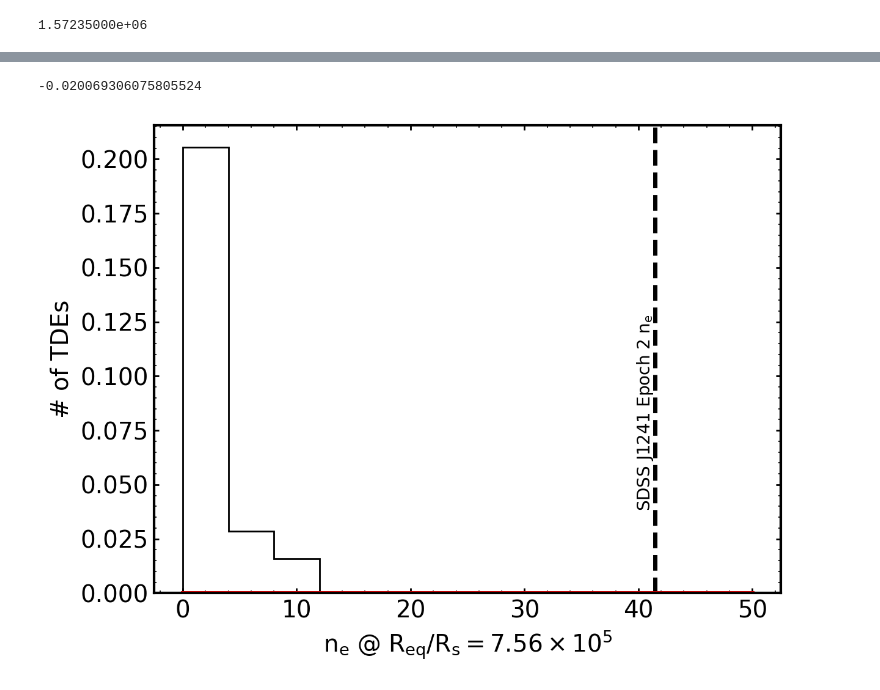
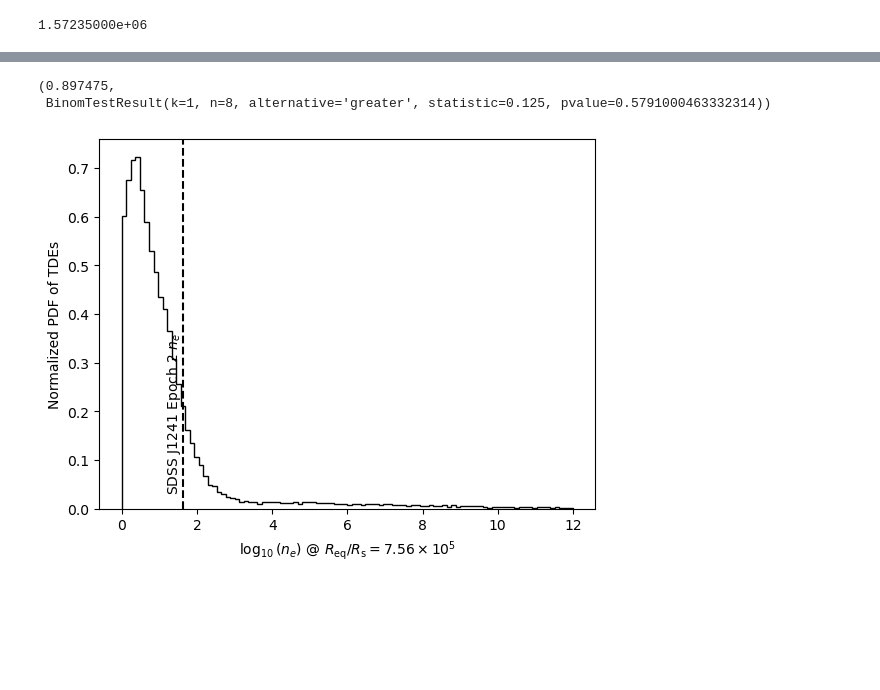
Before and after one commit to noahfranz13/radio-ecle, a Jupyter notebook: radio-model-analysis.ipynb, the cells around one changed output, grey strips where cells are left out. Drawn from its saved outputs; the diff is of its cells as text; code cells hidden in the pictures; blank space fills up the shorter version.

```diff
--- a/radio-model-analysis.ipynb
+++ b/radio-model-analysis.ipynb
@@ -699,4 +714,19 @@ lit["beta"] = beta(
     R = lit.Req
 )
 # %%
-lit
+# Add the ASASSN-19bt profile from Collin
+with open("ASASSN19bt_fit_params.json", "r") as f:
+    asassn19bt = pd.DataFrame([eval(line) for line in f.readlines()])
+
+asassn19bt_merge = pd.DataFrame(
+    dict(
+        Name = "ASASSN-19bt",
+        t = asassn19bt.t,
+        Req = asassn19bt.R_t,
+        n_e = asassn19bt.Next_t,
+        Eeq = asassn19bt.E_t
+    )
+)
+
+
+lit = pd.concat([lit, asassn19bt_merge])
@@ -1018,57 +1039,57 @@ for name, grp in lit.groupby("Name"):
 
         x = lit_densities["R/Rs"]
         y = lit_densities.n
 
     else:
         r_s = bh_masses[bh_masses.name == name].R_s.values[0]
 
         x = grp.Req.values/r_s
         y = grp.n_e.values
 
     fit, cov = np.polyfit(np.log10(x), np.log10(y), 1, cov=True)
     m_err, y0_err = cov[0][0], cov[1][1]
     m, y0 = fit
 
-    m_arr = np.random.normal(m, m_err, size=1_000)
-    y0_arr = np.random.normal(y0, y0_err, size=1_000)
+    m_arr = np.random.normal(m, m_err, size=10_000)
+    y0_arr = np.random.normal(y0, y0_err, size=10_000)
 
     y_pred = [np.polyval(v, np.log10(x_to_eval)) for v in zip(m_arr, y0_arr)]
 
     n_e_pred += y_pred
 
-r_s = bh_masses[bh_masses.name == "AT2019ahk"].R_s.values[0]
-
-x = asassn19bt.R_t.values/r_s
-y = asassn19bt.Next_t.values
-fit = np.polyfit(np.log10(x), np.log10(y), 1)
-y_pred = np.polyval(fit, np.log10(x_to_eval))
-
-n_e_pred.append(y_pred)
-
 # histogram all of these values
 fig, ax = plt.subplots()
 
-n_e_samp = 10**np.array(n_e_pred)
-ax.hist(n_e_samp, bins=3, range=(0,12), color='k', histtype="step", density=True)
-ax.axvline(yval, linestyle="--", color="k")
-ax.text(yval, 0.04, r"SDSS J1241 Epoch 2 $n_e$", rotation=90, fontsize=10, horizontalalignment="right")
-ax.set_ylabel("# of TDEs")
-ax.set_xlabel(rf"$n_e$ @ $R_{{\rm eq}}/R_{{\rm s}} = {x_to_eval/1e5:.2f}\times10^{5}$")
+n_e_samp = np.array(n_e_pred)
+ax.hist(n_e_samp, bins=100, range=(0,12), color='k', histtype="step", density=True, label="Resampled TDE Population")
+ax.axvline(np.log10(yval), linestyle="--", color="k")
+ax.text(np.log10(yval), 0.04, r"SDSS J1241 Epoch 2 $n_e$", rotation=90, fontsize=10, horizontalalignment="right")
+ax.set_ylabel("Normalized PDF of TDEs")
+ax.set_xlabel(rf"$\log_{{10}}\left(n_e\right)$ @ $R_{{\rm eq}}/R_{{\rm s}} = {x_to_eval/1e5:.2f}\times10^{5}$")
 
 # plot best fit stat distribution
-from scipy.stats import norm as pdist
+# from scipy.stats import lognorm as pdist
 
-best_fit = pdist.fit(n_e_samp)
+# best_fit = pdist.fit(n_e_samp)
 
-xfit = np.linspace(0, 50, 1000)
-res_dist = pdist(*best_fit)
-res = res_dist.pdf(xfit)
-ax.plot(xfit, res, color="r")
+# xfit = np.linspace(0, 12, 1000)
+# res_dist = pdist(*best_fit)
+# res = res_dist.pdf(xfit)
+# ax.plot(xfit, 3*res, color="r", label="Log-Norm Best Fit PDF")
+# ax.legend()
+
+from scipy.stats import binomtest
+
+n_gtr = len(n_e_samp[n_e_samp > np.log10(yval)])
+n = len(n_e_samp)
+quant = 1 - n_gtr / n
+
+res = binomtest(1, len(lit.Name.unique()), p=1-quant, alternative="greater") # add one because we are adding one more "point" to the literature
 
 fig.savefig("n_e-comparison-hist.png")
 
-n_stds = (yval-res_dist.mean()) / res_dist.std()
-n_stds
+quant, res
 # %% [output]
--0.020069306075805524
+(0.897475,
+ BinomTestResult(k=1, n=8, alternative='greater', statistic=0.125, pvalue=0.5791000463332314))
-[figure, old version]
+[figure, new version]
```
Also changed, not shown: parts of 11 cells of this notebook, 50 other files.
